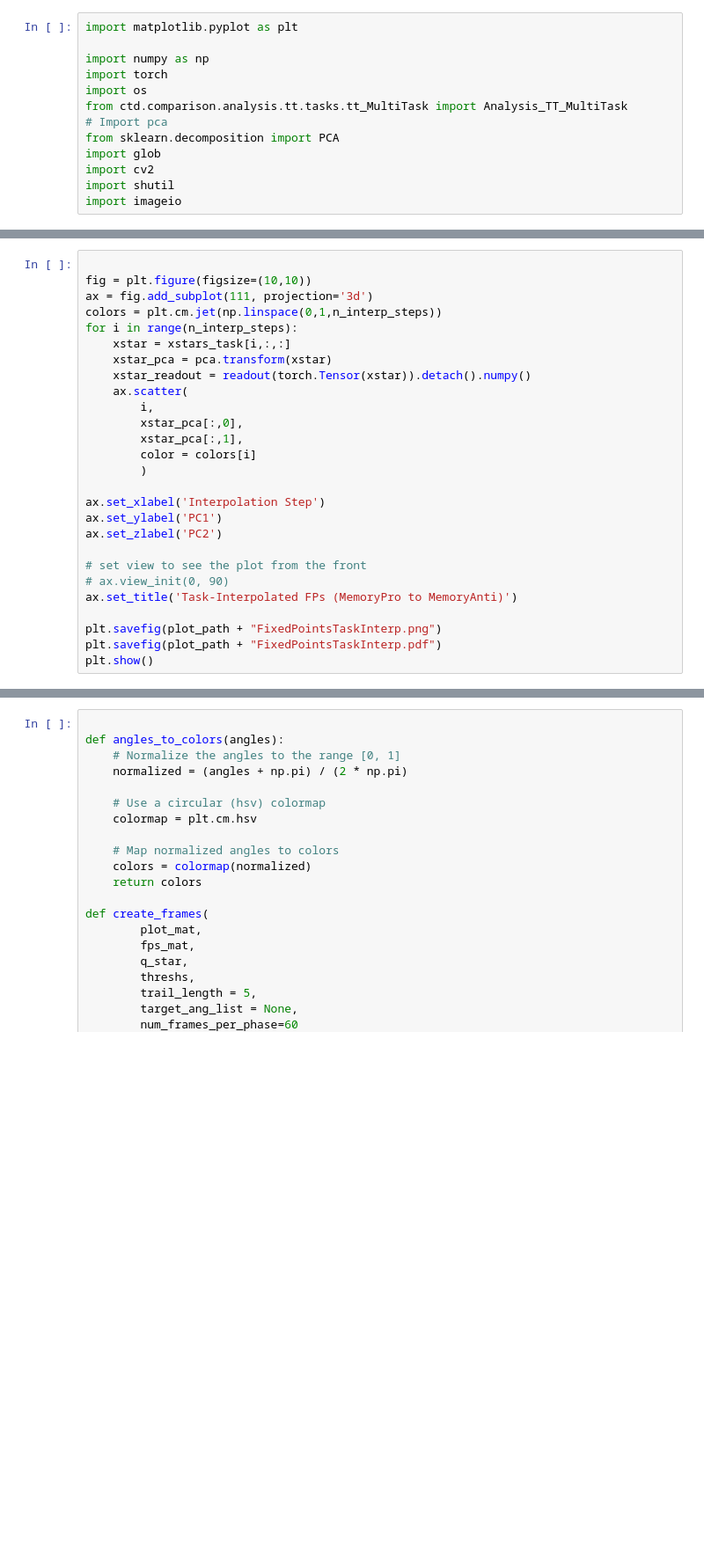
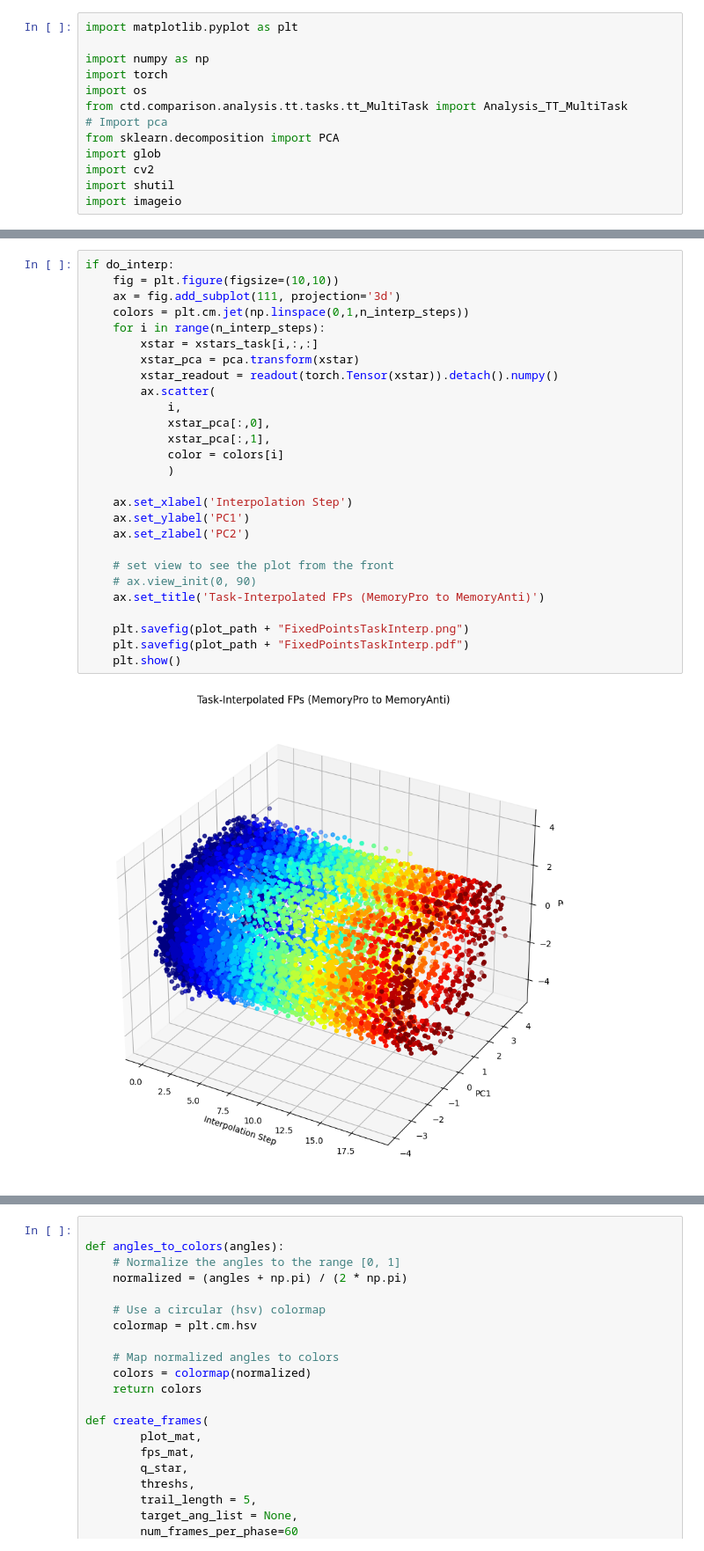
Before and after one commit to snel-repo/ComputationThruDynamicsBenchmark, a Jupyter notebook: examples/dev/multitask/MultiTaskCompiledNotebook.ipynb, the cells around one changed output, grey strips where cells are left out. Shown at 88% size. Drawn from its saved outputs; the diff is of its cells as text; blank space fills up the shorter version.

```diff
--- a/examples/dev/multitask/MultiTaskCompiledNotebook.ipynb
+++ b/examples/dev/multitask/MultiTaskCompiledNotebook.ipynb
@@ -165,30 +172,32 @@ KeyboardInterrupt:
 # %%
+if do_interp:
+    fig = plt.figure(figsize=(10,10))
+    ax = fig.add_subplot(111, projection='3d')
+    colors = plt.cm.jet(np.linspace(0,1,n_interp_steps))
+    for i in range(n_interp_steps):
+        xstar = xstars_task[i,:,:]
+        xstar_pca = pca.transform(xstar)
+        xstar_readout = readout(torch.Tensor(xstar)).detach().numpy()
+        ax.scatter(
+            i,
+            xstar_pca[:,0],
+            xstar_pca[:,1],
+            color = colors[i]
+            )
 
-fig = plt.figure(figsize=(10,10))
-ax = fig.add_subplot(111, projection='3d')
-colors = plt.cm.jet(np.linspace(0,1,n_interp_steps))
-for i in range(n_interp_steps):
-    xstar = xstars_task[i,:,:]
-    xstar_pca = pca.transform(xstar)
-    xstar_readout = readout(torch.Tensor(xstar)).detach().numpy()
-    ax.scatter(
-        i,
-        xstar_pca[:,0],
-        xstar_pca[:,1],
-        color = colors[i]
-        )
+    ax.set_xlabel('Interpolation Step')
+    ax.set_ylabel('PC1')
+    ax.set_zlabel('PC2')
 
-ax.set_xlabel('Interpolation Step')
-ax.set_ylabel('PC1')
-ax.set_zlabel('PC2')
+    # set view to see the plot from the front
+    # ax.view_init(0, 90)
+    ax.set_title('Task-Interpolated FPs (MemoryPro to MemoryAnti)')
 
-# set view to see the plot from the front
-# ax.view_init(0, 90)
-ax.set_title('Task-Interpolated FPs (MemoryPro to MemoryAnti)')
-
-plt.savefig(plot_path + "FixedPointsTaskInterp.png")
-plt.savefig(plot_path + "FixedPointsTaskInterp.pdf")
-plt.show()
+    plt.savefig(plot_path + "FixedPointsTaskInterp.png")
+    plt.savefig(plot_path + "FixedPointsTaskInterp.pdf")
+    plt.show()
+# %% [output]
+[figure, added]
 # %%
 fps = {}
 xstar_pca = []
```
Also changed, not shown: parts of 7 cells of this notebook, 10 other files.
